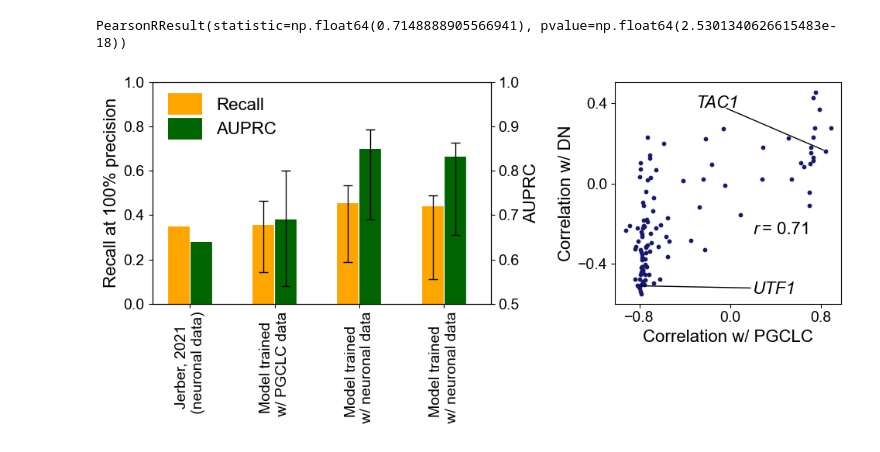
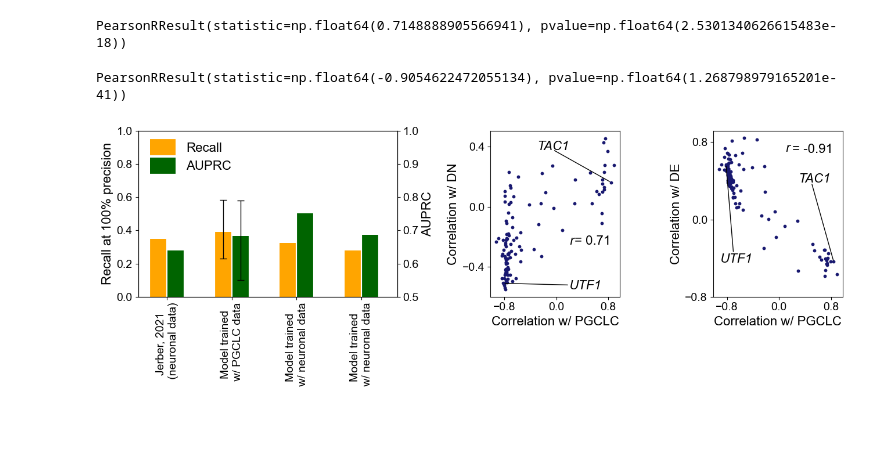
Before and after one commit to AMovillaMiangolarra/hiPSCchromatin-SVM, a Jupyter notebook: Differentiation_prediction/Dopaminergic_differentiation.ipynb, the cells around one changed output. Cells and saved outputs as stored; diff of their text form; code cells hidden in the pictures; blank space fills up the shorter version.

```diff
--- a/Differentiation_prediction/Dopaminergic_differentiation.ipynb
+++ b/Differentiation_prediction/Dopaminergic_differentiation.ipynb
@@ -317 +253,6 @@ DN_corrs=TPMS_hiPSCi.corr().iloc[109,0:109]
+# %%
+rDPdf_DE=pd.DataFrame(rDE_DP.reshape(1,-1), columns=TPMS_reps_PGCLC_DE_lines.columns, index=["DE_success"])
+TPMS_reps_PGCLC_DE=pd.concat([TPMS_reps_PGCLC_DE_lines,rDPdf_DE])
+# %%
+DE_corrs=TPMS_reps_PGCLC_DE.T.corr().iloc[110,0:109]
 # %%
@@ -318,6 +260,10 @@ DN_corrs=TPMS_hiPSCi.corr().iloc[109,0:109]
 sts.pearsonr(DN_corrs, PGCLC_corrs)
 # %% [output]
 PearsonRResult(statistic=np.float64(0.7148888905566941), pvalue=np.float64(2.5301340626615483e-18))
+# %%
+sts.pearsonr(DE_corrs, PGCLC_corrs)
+# %% [output]
+PearsonRResult(statistic=np.float64(-0.9054622472055134), pvalue=np.float64(1.268798979165201e-41))
 # %%
 import matplotlib.pyplot as plt
 from matplotlib import rcParams
@@ -331,18 +277,18 @@ rc('font',**{'family':'sans-serif','sans-serif':['Arial']})
 # Values obtained above in the notebook and "Differentiation_prediction.ipynb (for PGCLC)
 metrics=pd.DataFrame(data={"Model":["Jerber2021","Jerber2021","PGCLC","PGCLC","Neurons","Neurons", "metaDN", "metaDN"],
                            "Metric":["Recall", "AUPRC","Recall", "AUPRC","Recall", "AUPRC","Recall", "AUPRC"],
-                           "Value":[0.35, 0.64, 0.3574 ,0.691, 0.4534, 0.8501, 0.4409, 0.8324]})
+                           "Value":[0.35, 0.64, 0.392 ,0.684, 0.326, 0.751, 0.279, 0.687]})
 # %%
-lower_error=pd.DataFrame(data={"Model":["PGCLC","PGCLC","Neurons","Neurons", "metaDN", "metaDN"],
-                           "Metric":["Recall", "AUPRC","Recall", "AUPRC","Recall", "AUPRC"],
-                           "Value":[0.1429, 0.5394, 0.1873 ,0.6895, 0.1115, 0.6561]})
-upper_error=pd.DataFrame(data={"Model":["PGCLC","PGCLC","Neurons","Neurons", "metaDN", "metaDN"],
-                           "Metric":["Recall", "AUPRC","Recall", "AUPRC","Recall", "AUPRC"],
-                           "Value":[0.4651, 0.8006, 0.5359 ,0.8926, 0.4884, 0.8627]})
+lower_error=pd.DataFrame(data={"Model":["PGCLC","PGCLC"],
+                           "Metric":["Recall", "AUPRC"],
+                           "Value":[0.229, 0.551]})
+upper_error=pd.DataFrame(data={"Model":["PGCLC","PGCLC"],
+                           "Metric":["Recall", "AUPRC"],
+                           "Value":[0.585, 0.79]})
 # %%
 #Script for Figure 7
 
-fig, ax1=plt.subplots(1,2, figsize=(10,5.0),  width_ratios=[1.5, 1])
+fig, ax1=plt.subplots(1,3, figsize=(14,5.0),  width_ratios=[2, 1, 1])
 xax=np.arange(4)*0.45
 cluster_names=['Jerber, 2021 \n (neuronal data)', 'Model trained \n w/ PGCLC data',
                'Model trained \n w/ neuronal data', 'Model trained \n w/ neuronal data']
@@ -366,49 +312,74 @@ ax20.errorbar(xax[1]+0.06,metrics.Value[3], yerr=np.array([metrics.Value[3]-lowe
                color='black', linewidth=1, capsize=4)
 
 ax1[0].plot([xax[2]-0.06,xax[2]-0.06],[0,metrics.Value[4]], color="orange", linewidth=20, solid_capstyle="butt")
-ax1[0].errorbar(xax[2]-0.06,metrics.Value[4], yerr=np.array([metrics.Value[4]-lower_error.Value[2], upper_error.Value[2]-metrics.Value[4]]).reshape(-1,1),
-               color='black', linewidth=1, capsize=4)
+
 ax20.plot([xax[2]+0.06,xax[2]+0.06],[0,metrics.Value[5]], color="darkgreen", linewidth=20, solid_capstyle="butt")
-ax20.errorbar(xax[2]+0.06,metrics.Value[5], yerr=np.array([metrics.Value[5]-lower_error.Value[3], upper_error.Value[3]-metrics.Value[5]]).reshape(-1,1),
-               color='black', linewidth=1, capsize=4)
 
 ax1[0].plot([xax[3]-0.06,xax[3]-0.06],[0,metrics.Value[6]], color="orange", linewidth=20, solid_capstyle="butt")
-ax1[0].errorbar(xax[3]-0.06,metrics.Value[6], yerr=np.array([metrics.Value[6]-lower_error.Value[4], upper_error.Value[4]-metrics.Value[6]]).reshape(-1,1),
-               color='black', linewidth=1, capsize=4)
+
 ax20.plot([xax[3]+0.06,xax[3]+0.06],[0,metrics.Value[7]], color="darkgreen", linewidth=20, solid_capstyle="butt")
-ax20.errorbar(xax[3]+0.06,metrics.Value[7], yerr=np.array([metrics.Value[7]-lower_error.Value[5], upper_error.Value[5]-metrics.Value[7]]).reshape(-1,1),
-               color='black', linewidth=1, capsize=4)
+
 
 ax1[1].scatter(-PGCLC_corrs, -DN_corrs, s=10, color="midnightblue")
 ax1[1].set_xlabel("Correlation w/ PGCLC")
 ax1[1].set_ylabel("Correlation w/ DN")
 ax1[1].set_yticks([-0.4,0,0.4])
 ax1[1].set_xticks([-0.8,0,0.8])
 
 
 init=[-PGCLC_corrs[PGCLC_corrs.index=="ENSG00000006128"].iloc[0], -DN_corrs[DN_corrs.index=="ENSG00000006128"].iloc[0]]
 end=[-0.05,0.38]
 ax1[1].annotate("", xytext=init, xy=end,
             arrowprops=dict(arrowstyle="-"))
 ax1[1].annotate("TAC1",  xy=(-0.3, 0.38),  style='italic')
 
 init=[-PGCLC_corrs[PGCLC_corrs.index=="ENSG00000171794"].iloc[0], -DN_corrs[DN_corrs.index=="ENSG00000171794"].iloc[0]]
 end=[0.2,-0.52]
 ax1[1].annotate("", xytext=init, xy=end,
             arrowprops=dict(arrowstyle="-"))
 ax1[1].annotate("UTF1",  xy=(0.2, -0.55),  style='italic')
 ax1[1].annotate("r",  xy=(0.2, -0.25),  style='italic')
 ax1[1].annotate("= 0.71",  xy=(0.28, -0.252))
 
 ax1[0].legend(loc='upper left', frameon=False)
-ax20.legend(bbox_to_anchor=(0.412,0.89), frameon=False)
+ax20.legend(bbox_to_anchor=(0.404,0.89), frameon=False)
 
 ax1[0].set_xticks(xax, cluster_names, rotation=90)
 
+ax1[2].scatter(-PGCLC_corrs, -DE_corrs, s=10, color="midnightblue")
+ax1[2].set_xlabel("Correlation w/ PGCLC")
+ax1[2].set_ylabel("Correlation w/ DE")
+ax1[2].set_yticks([-0.8,0,0.8])
+ax1[2].set_xticks([-0.8,0,0.8])
+
+init=[-PGCLC_corrs[PGCLC_corrs.index=="ENSG00000006128"].iloc[0], -DE_corrs[DE_corrs.index=="ENSG00000006128"].iloc[0]]
+end=[0.5,0.38]
+ax1[2].annotate("", xytext=init, xy=end,
+            arrowprops=dict(arrowstyle="-"))
+ax1[2].annotate("TAC1",  xy=(0.3, 0.38),  style='italic')
+
+init=[-PGCLC_corrs[PGCLC_corrs.index=="ENSG00000171794"].iloc[0], -DE_corrs[DE_corrs.index=="ENSG00000171794"].iloc[0]]
+end=[-0.7,-0.35]
+ax1[2].annotate("", xytext=init, xy=end,
+            arrowprops=dict(arrowstyle="-"))
+ax1[2].annotate("UTF1",  xy=(-0.9, -0.45),  style='italic')
+ax1[2].annotate("r",  xy=(0.1, 0.7),  style='italic')
+ax1[2].annotate("= -0.91",  xy=(0.2, 0.69))
+
+# Get the current positions of the axes
+pos1 = ax1[0].get_position()
+pos2 = ax1[1].get_position()
+pos3 = ax1[2].get_position()
+
+# Reduce the space between the second and third panels
+# Move the third panel to the left by 0.05 (adjust this value as needed)
+new_pos3 = [pos2.x1 + 0.1, pos3.y0, pos3.width, pos3.height]
+ax1[2].set_position(new_pos3)
+
 plt.tight_layout()
 
-plt.savefig("Fig7AB.png", format='png', dpi=300)
+plt.savefig("Fig7ABC.png", format='png', dpi=300)
 # %% [output]
-[figure, old version]
+[figure, new version]
 # %%
 #Final model to obtain weights of the logistic regression with the entire dataset (creation of SF2).
```
Also changed, not shown: parts of 36 cells of this notebook, 2 other files.
